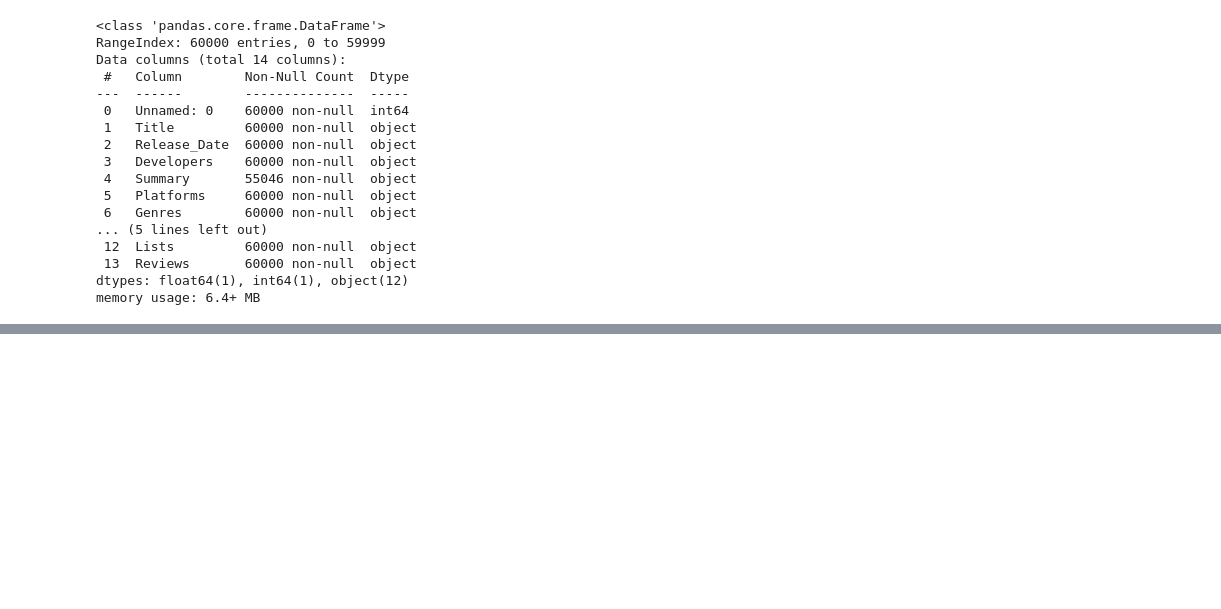
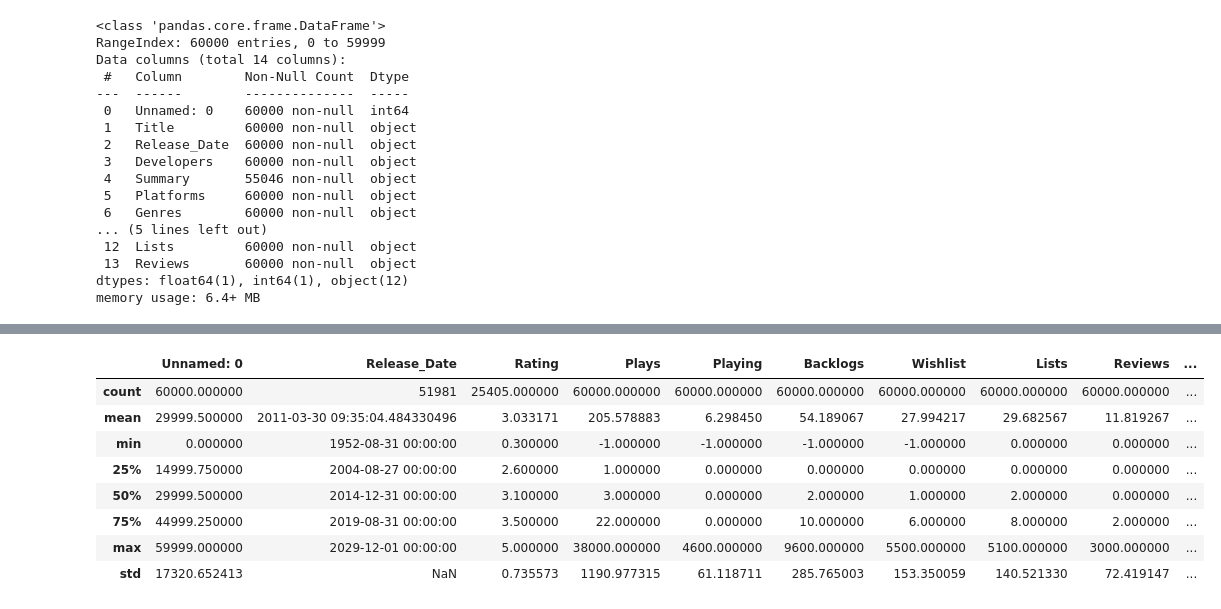
Before and after one commit to MasonNDeJesus/project_1_group_09, a Jupyter notebook: data_cleaning.ipynb, the cells around one changed output, grey strips where cells are left out. Drawn from its saved outputs; the diff is of its cells as text; code cells hidden in the pictures; blank space fills up the shorter version.

```diff
--- a/data_cleaning.ipynb
+++ b/data_cleaning.ipynb
@@ -267,0 +268,12 @@ memory usage: 6.0+ MB
+# %%
+game_df.describe()
+# %% [output]
+|  | Unnamed: 0 | Release_Date | Rating | Plays | Playing | Backlogs | Wishlist | Lists | Reviews | ... |
+| count | 60000.000000 | 51981 | 25405.000000 | 60000.000000 | 60000.000000 | 60000.000000 | 60000.000000 | 60000.000000 | 60000.000000 | ... |
+| mean | 29999.500000 | 2011-03-30 09:35:04.484330496 | 3.033171 | 205.578883 | 6.298450 | 54.189067 | 27.994217 | 29.682567 | 11.819267 | ... |
+| min | 0.000000 | 1952-08-31 00:00:00 | 0.300000 | -1.000000 | -1.000000 | -1.000000 | -1.000000 | 0.000000 | 0.000000 | ... |
+| 25% | 14999.750000 | 2004-08-27 00:00:00 | 2.600000 | 1.000000 | 0.000000 | 0.000000 | 0.000000 | 0.000000 | 0.000000 | ... |
+| 50% | 29999.500000 | 2014-12-31 00:00:00 | 3.100000 | 3.000000 | 0.000000 | 2.000000 | 1.000000 | 2.000000 | 0.000000 | ... |
+| 75% | 44999.250000 | 2019-08-31 00:00:00 | 3.500000 | 22.000000 | 0.000000 | 10.000000 | 6.000000 | 8.000000 | 2.000000 | ... |
+| max | 59999.000000 | 2029-12-01 00:00:00 | 5.000000 | 38000.000000 | 4600.000000 | 9600.000000 | 5500.000000 | 5100.000000 | 3000.000000 | ... |
+| std | 17320.652413 | NaN | 0.735573 | 1190.977315 | 61.118711 | 285.765003 | 153.350059 | 140.521330 | 72.419147 | ... |
```
Also changed, not shown: parts of 7 cells of this notebook.
